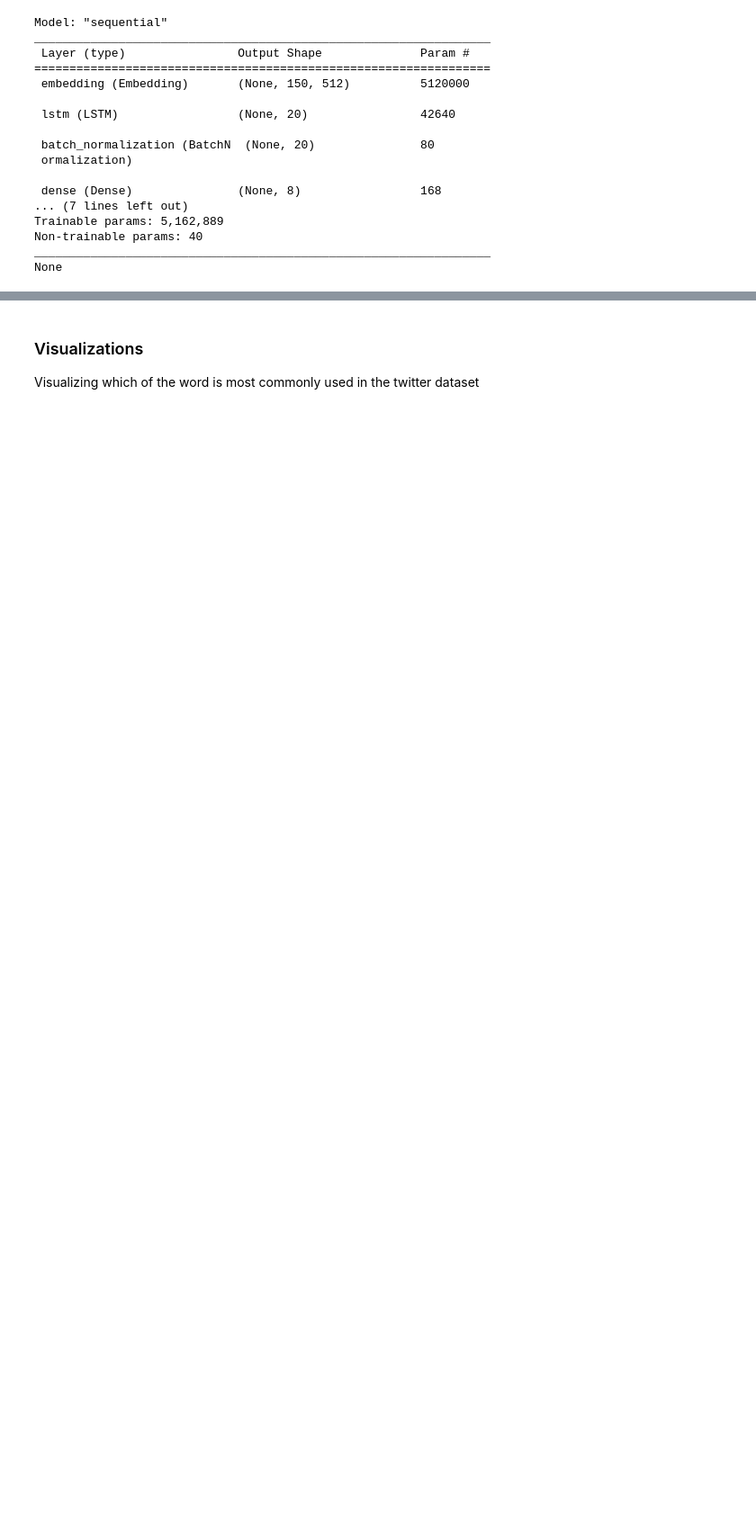
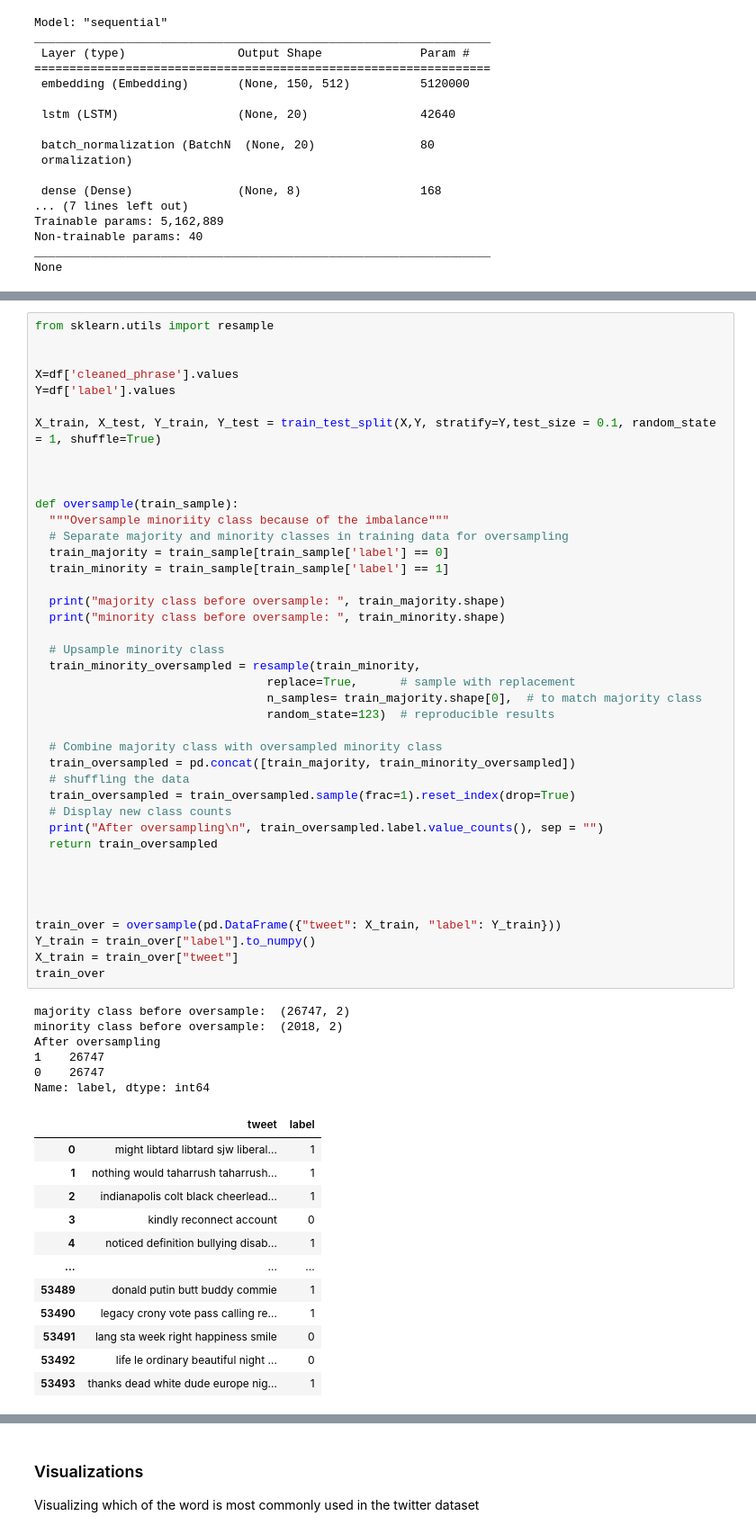
Before and after one commit to Mohamed-derbeli/Hate_Speech_Detection_Using_Transformers, a Jupyter notebook: Hate_Speech_Detection_Colab.ipynb, the cells around one changed output, grey strips where cells are left out. Shown at 90% size. Saved outputs shown, nothing was run; the diff lists cells and outputs as text; blank space fills up the shorter version.

```diff
--- a/Hate_Speech_Detection_Colab.ipynb
+++ b/Hate_Speech_Detection_Colab.ipynb
@@ -404,0 +410,60 @@ weighted avg       0.88      0.94      0.90      1599
+# %%
+from sklearn.utils import resample
+
+
+X=df['cleaned_phrase'].values
+Y=df['label'].values
+
+X_train, X_test, Y_train, Y_test = train_test_split(X,Y, stratify=Y,test_size = 0.1, random_state = 1, shuffle=True)
+
+
+
+def oversample(train_sample):
+  """Oversample minoriity class because of the imbalance"""
+  # Separate majority and minority classes in training data for oversampling
+  train_majority = train_sample[train_sample['label'] == 0]
+  train_minority = train_sample[train_sample['label'] == 1]
+
+  print("majority class before oversample: ", train_majority.shape)
+  print("minority class before oversample: ", train_minority.shape)
+
+  # Upsample minority class
+  train_minority_oversampled = resample(train_minority,
+                                 replace=True,      # sample with replacement
+                                 n_samples= train_majority.shape[0],  # to match majority class
+                                 random_state=123)  # reproducible results
+
+  # Combine majority class with oversampled minority class
+  train_oversampled = pd.concat([train_majority, train_minority_oversampled])
+  # shuffling the data
+  train_oversampled = train_oversampled.sample(frac=1).reset_index(drop=True)
+  # Display new class counts
+  print("After oversampling\n", train_oversampled.label.value_counts(), sep = "")
+  return train_oversampled
+
+
+
+
+train_over = oversample(pd.DataFrame({"tweet": X_train, "label": Y_train}))
+Y_train = train_over["label"].to_numpy()
+X_train = train_over["tweet"]
+train_over
+# %% [output]
+majority class before oversample:  (26747, 2)
+minority class before oversample:  (2018, 2)
+After oversampling
+1    26747
+0    26747
+Name: label, dtype: int64
+|  | tweet | label |
+| 0 | might libtard libtard sjw liberal... | 1 |
+| 1 | nothing would taharrush taharrush... | 1 |
+| 2 | indianapolis colt black cheerlead... | 1 |
+| 3 | kindly reconnect account | 0 |
+| 4 | noticed definition bullying disab... | 1 |
+| ... | ... | ... |
+| 53489 | donald putin butt buddy commie | 1 |
+| 53490 | legacy crony vote pass calling re... | 1 |
+| 53491 | lang sta week right happiness smile | 0 |
+| 53492 | life le ordinary beautiful night ... | 0 |
+| 53493 | thanks dead white dude europe nig... | 1 |
```
Also changed, not shown: parts of 13 cells of this notebook.
